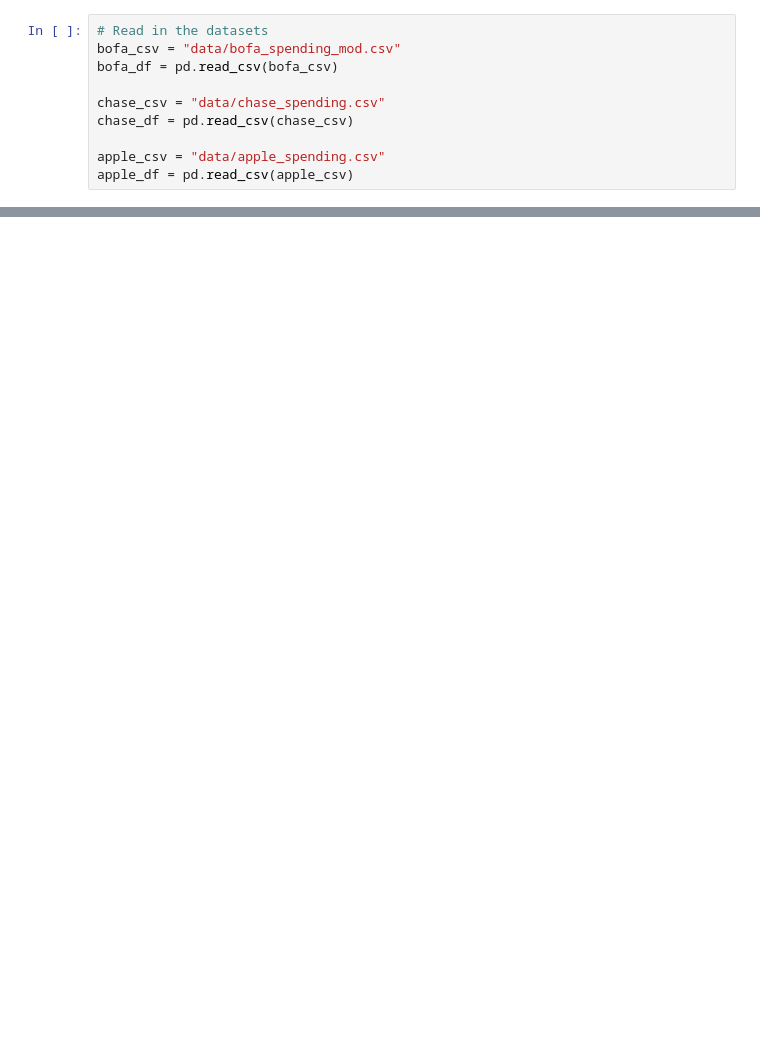
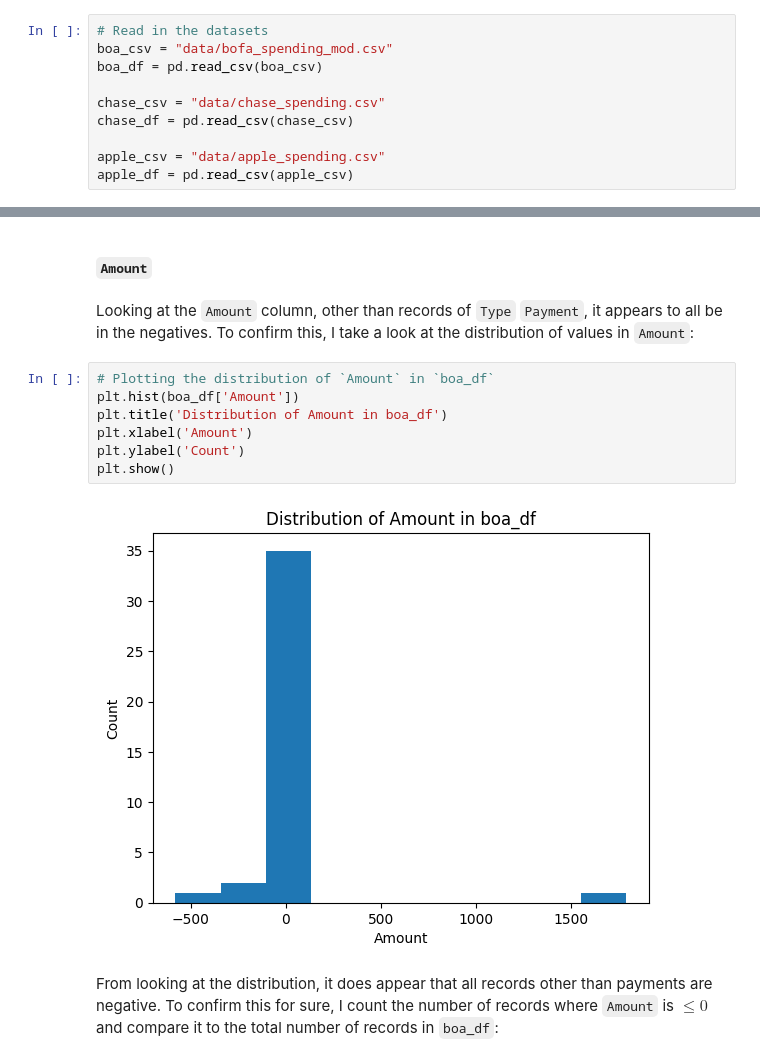
Before and after one commit to dnhuang/credit-card-spending, a Jupyter notebook: eda.ipynb, the cells around one changed output, grey strips where cells are left out. Saved outputs shown, nothing was run; the diff lists cells and outputs as text; blank space fills up the shorter version.

```diff
--- a/eda.ipynb
+++ b/eda.ipynb
@@ -5,7 +16,7 @@ import pandas as pd
 # %%
 # Read in the datasets
-bofa_csv = "data/bofa_spending_mod.csv"
-bofa_df = pd.read_csv(bofa_csv)
+boa_csv = "data/bofa_spending_mod.csv"
+boa_df = pd.read_csv(boa_csv)
 
 chase_csv = "data/chase_spending.csv"
 chase_df = pd.read_csv(chase_csv)
@@ -14,0 +85,15 @@ apple_df = pd.read_csv(apple_csv)
+# %% [markdown]
+##### `Amount`
+# %% [markdown]
+Looking at the `Amount` column, other than records of `Type` `Payment`, it appears to all be in the negatives. To confirm this, I take a look at the distribution of values in `Amount`:
+# %%
+# Plotting the distribution of `Amount` in `boa_df`
+plt.hist(boa_df['Amount'])
+plt.title('Distribution of Amount in boa_df')
+plt.xlabel('Amount')
+plt.ylabel('Count')
+plt.show()
+# %% [output]
+[figure, added]
+# %% [markdown]
+From looking at the distribution, it does appear that all records other than payments are negative. To confirm this for sure, I count the number of records where `Amount` is $\leq 0$ and compare it to the total number of records in `boa_df`:
```
Also changed, not shown: parts of 24 cells of this notebook.
